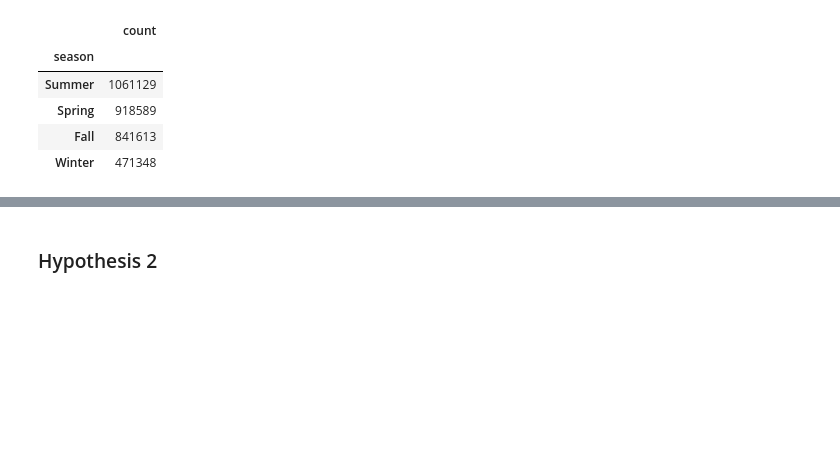
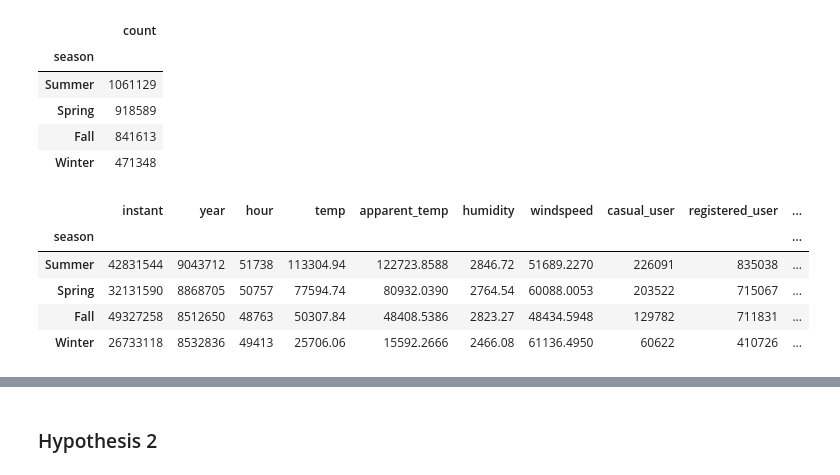
Before and after one commit to MaxLopezSalgado/capital_bike_sharing, a Jupyter notebook: eda/eda.ipynb, the cells around one changed output, grey strips where cells are left out. Saved outputs shown, nothing was run; the diff lists cells and outputs as text; code cells hidden in the pictures; blank space fills up the shorter version.

```diff
--- a/eda/eda.ipynb
+++ b/eda/eda.ipynb
@@ -49,3 +50,14 @@ rentals_per_season
 | Spring | 918589 |
 | Fall | 841613 |
 | Winter | 471348 |
+# %%
+# create a new df for rental_per_person pivot table to check the number of bike rentals in each season using groupby function
+rentals_per_season_df = rentals_time_weather.groupby('season').sum().sort_values(by='count', ascending=False)
+rentals_per_season_df
+# %% [output]
+|  | instant | year | hour | temp | apparent_temp | humidity | windspeed | casual_user | registered_user | ... |
+| season |  |  |  |  |  |  |  |  |  | ... |
+| Summer | 42831544 | 9043712 | 51738 | 113304.94 | 122723.8588 | 2846.72 | 51689.2270 | 226091 | 835038 | ... |
+| Spring | 32131590 | 8868705 | 50757 | 77594.74 | 80932.0390 | 2764.54 | 60088.0053 | 203522 | 715067 | ... |
+| Fall | 49327258 | 8512650 | 48763 | 50307.84 | 48408.5386 | 2823.27 | 48434.5948 | 129782 | 711831 | ... |
+| Winter | 26733118 | 8532836 | 49413 | 25706.06 | 15592.2666 | 2466.08 | 61136.4950 | 60622 | 410726 | ... |
```
Also changed, not shown: parts of 23 cells of this notebook.
